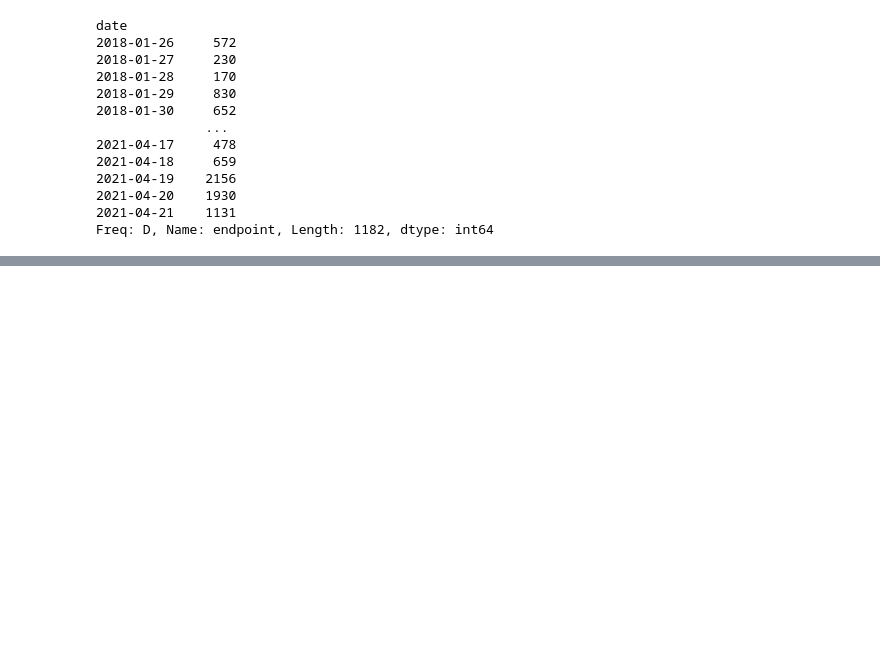
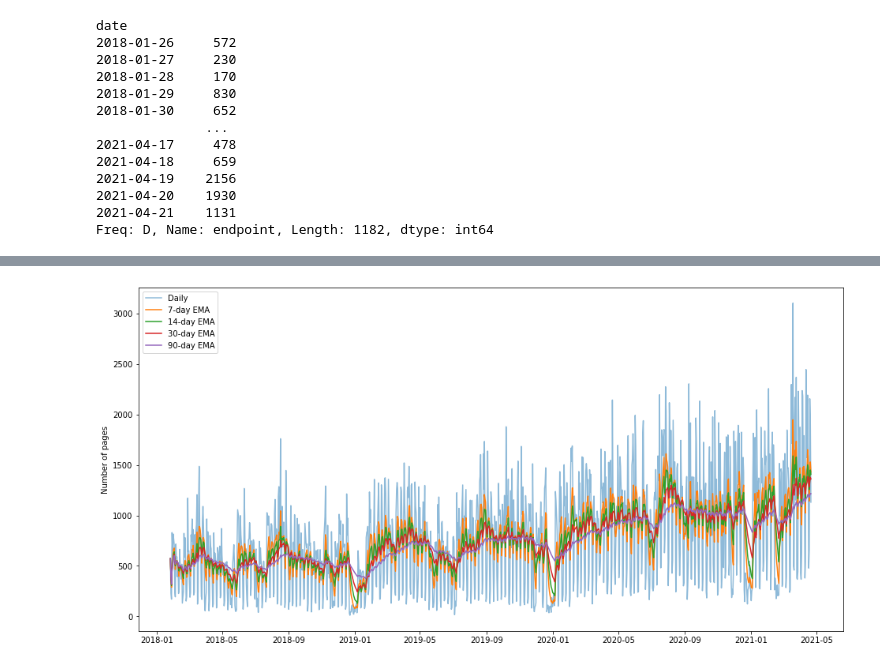
Before and after one commit to OKPTaylor/anomaly-detection-exercises, a Jupyter notebook: time_series_anomaly_detection.ipynb, the cells around one changed output, grey strips where cells are left out. Saved outputs shown, nothing was run; the diff lists cells and outputs as text; code cells hidden in the pictures; blank space fills up the shorter version.

```diff
--- a/time_series_anomaly_detection.ipynb
+++ b/time_series_anomaly_detection.ipynb
@@ -90,3 +90,7 @@ date
 2021-04-20    1930
 2021-04-21    1131
 Freq: D, Name: endpoint, Length: 1182, dtype: int64
+# %%
+#use ewm (gets the exponential moving average(EMA)) to smooth out the data (gets rid of the noise in the data) with a span of 7 days
+ema_7d = pages.ewm(span=7).mean()
+ema_7d
@@ -92,0 +111,4 @@ Freq: D, Name: endpoint, Length: 1182, dtype: int64
+# %%
+#get the ema for 14 days
+ema_14d = pages.ewm(span=14).mean()
+ema_14d
@@ -92,0 +129,4 @@ Freq: D, Name: endpoint, Length: 1182, dtype: int64
+# %%
+#30 days ema
+ema_30d = pages.ewm(span=30).mean()
+ema_30d
@@ -92,0 +147,4 @@ Freq: D, Name: endpoint, Length: 1182, dtype: int64
+# %%
+# 90 days ema
+ema_90d = pages.ewm(span=90).mean()
+ema_90d
@@ -92,0 +165,17 @@ Freq: D, Name: endpoint, Length: 1182, dtype: int64
+# %%
+#plot the 7, 14, 30, and 90 day ema
+fig, ax = plt.subplots(figsize=(16,8))
+
+ax.plot(pages.index, pages, label='Daily', alpha=.5)
+
+ax.plot(pages.index, ema_7d, label = '7-day EMA')
+ax.plot(pages.index, ema_14d, label = '14-day EMA')
+ax.plot(pages.index, ema_30d, label = '30-day EMA')
+ax.plot(pages.index, ema_90d, label = '90-day EMA')
+
+ax.legend(loc='best')
+ax.set_ylabel('Number of pages')
+
+plt.show()
+# %% [output]
+[figure, added]
```
Also changed, not shown: parts of 14 cells of this notebook.
